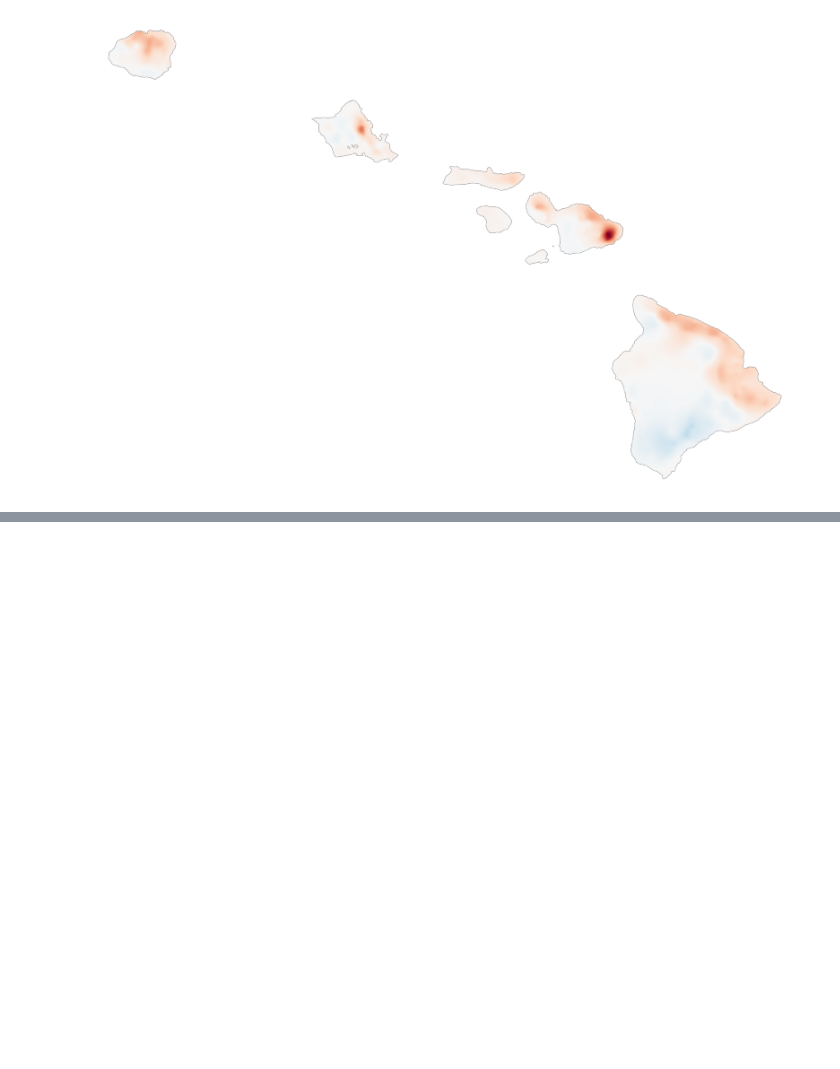
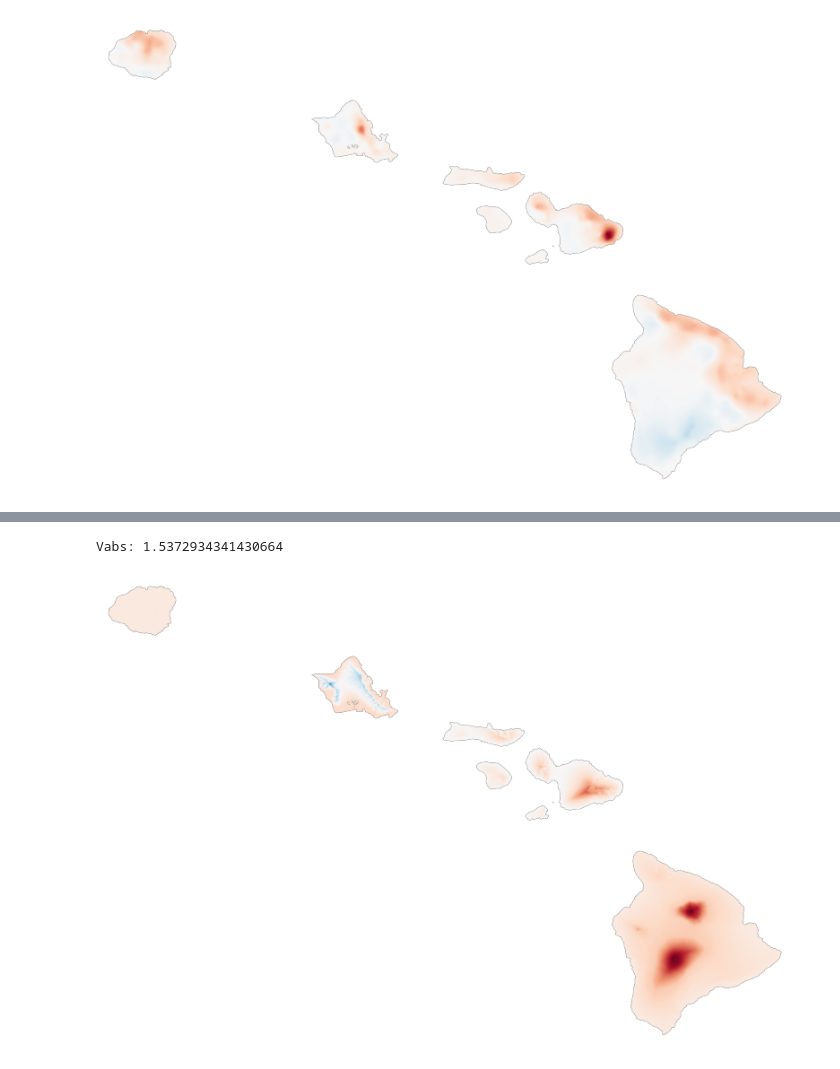
Before and after one commit to cherryleh/climate-summary, a Jupyter notebook: dews-hawaii-app/scripts/2025-summary/chart.ipynb, the cells around one changed output, grey strips where cells are left out. Cells and saved outputs as stored; diff of their text form; code cells hidden in the pictures; blank space fills up the shorter version.

```diff
--- a/dews-hawaii-app/scripts/2025-summary/chart.ipynb
+++ b/dews-hawaii-app/scripts/2025-summary/chart.ipynb
@@ -128,0 +124,34 @@ Vabs: 76.66923942565919
+# %%
+out_png = "../../public/climate-summary/annual_tmean_2024_anomaly.png"
+
+with rasterio.open("annual_tmean_2024_anomaly.tif") as src:
+    data = src.read(1).astype(float)
+    nodata = src.nodata
+    bounds = src.bounds
+
+masked = np.ma.masked_where(data == nodata, data)
+
+vmin = np.nanmin(masked)
+vmax = np.nanmax(masked)
+
+vabs = max(abs(vmin), abs(vmax))
+
+fig, ax = plt.subplots(figsize=(10, 8))
+im = ax.imshow(
+    masked,
+    cmap = 'RdBu_r',
+    extent=(bounds.left, bounds.right, bounds.bottom, bounds.top),
+    vmin = -vabs,
+    vmax = vabs,
+)
+ax.set_axis_off()  # removes ticks + border/frame
+
+# cbar = fig.colorbar(im)
+# cbar.set_label("Mean temperature (deg F)")
+
+print(f"Vabs: {vabs}")
+fig.savefig(out_png, dpi=300, bbox_inches="tight", pad_inches=0.01, transparent=True)
+plt.show()
+# %% [output]
+Vabs: 1.5372934341430664
+[figure, added]
```
Also changed, not shown: parts of 5 cells of this notebook, 8 other files.
